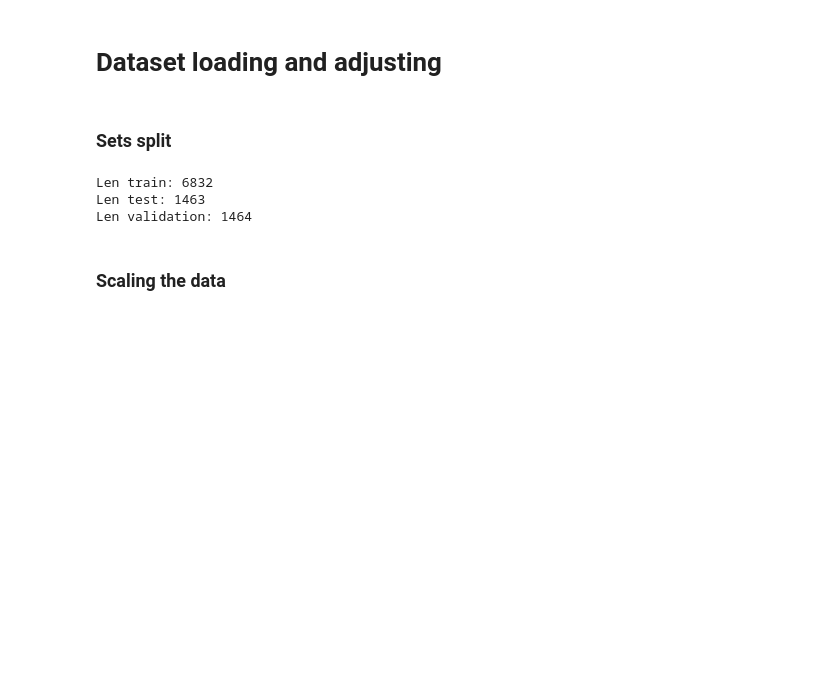
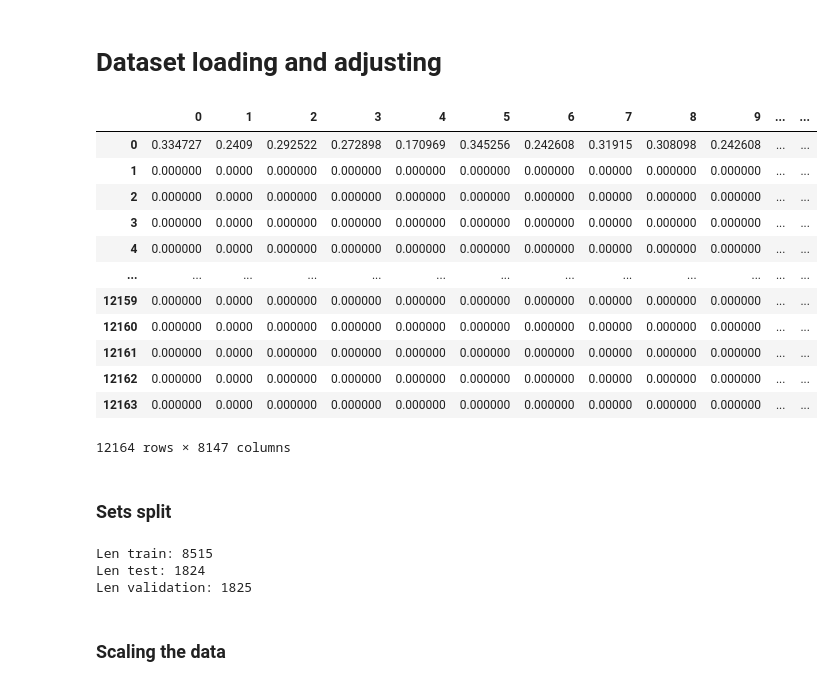
Before and after one commit to saizk/NLP-with-Spanish-Politicians-Tweets, a Jupyter notebook: task2_classification_tfidf.ipynb, the cells around one changed output. Cells and saved outputs as stored; diff of their text form; code cells hidden in the pictures; blank space fills up the shorter version.

```diff
--- a/task2_classification_tfidf.ipynb
+++ b/task2_classification_tfidf.ipynb
@@ -30,14 +30,47 @@ from sklearn import svm
 # %% [markdown]
 # Dataset loading and adjusting
 # %%
-final_df = pd.read_excel('data/final_tm_df.xlsx')
-del final_df['LDA_12']
-del final_df['Author']
+tm_dataframe = pd.read_excel('data/final_tm_df.xlsx')
+# del final_df['LDA_12']
+# del final_df['Author']
+# %%
+from gensim.models import TfidfModel
+
+bow = pickle.load(open("models/corpus_bow_filtered.p", "rb"))
+tfidf = TfidfModel(bow)
+# %%
+lista = tfidf[bow]
+
+dict_2_list = []
+for i in range(0,len(lista)):
+    item_dict = {item[0]: item[1] for item in lista[i]}
+    dict_2_list.append(item_dict)
+
+
+data = pd.DataFrame(dict_2_list) #We create the new dataframe with the new dictionary
+data.fillna(0,inplace=True) #We fill the nans with 0 as the vectors were sparse
+
+data["Mayor Parties"] = tm_dataframe["Mayor Parties"]
+data
+# %% [output]
+|  | 0 | 1 | 2 | 3 | 4 | 5 | 6 | 7 | 8 | 9 | ... | ... |
+| 0 | 0.334727 | 0.2409 | 0.292522 | 0.272898 | 0.170969 | 0.345256 | 0.242608 | 0.31915 | 0.308098 | 0.242608 | ... | ... |
+| 1 | 0.000000 | 0.0000 | 0.000000 | 0.000000 | 0.000000 | 0.000000 | 0.000000 | 0.00000 | 0.000000 | 0.000000 | ... | ... |
+| 2 | 0.000000 | 0.0000 | 0.000000 | 0.000000 | 0.000000 | 0.000000 | 0.000000 | 0.00000 | 0.000000 | 0.000000 | ... | ... |
+| 3 | 0.000000 | 0.0000 | 0.000000 | 0.000000 | 0.000000 | 0.000000 | 0.000000 | 0.00000 | 0.000000 | 0.000000 | ... | ... |
+| 4 | 0.000000 | 0.0000 | 0.000000 | 0.000000 | 0.000000 | 0.000000 | 0.000000 | 0.00000 | 0.000000 | 0.000000 | ... | ... |
+| ... | ... | ... | ... | ... | ... | ... | ... | ... | ... | ... | ... | ... |
+| 12159 | 0.000000 | 0.0000 | 0.000000 | 0.000000 | 0.000000 | 0.000000 | 0.000000 | 0.00000 | 0.000000 | 0.000000 | ... | ... |
+| 12160 | 0.000000 | 0.0000 | 0.000000 | 0.000000 | 0.000000 | 0.000000 | 0.000000 | 0.00000 | 0.000000 | 0.000000 | ... | ... |
+| 12161 | 0.000000 | 0.0000 | 0.000000 | 0.000000 | 0.000000 | 0.000000 | 0.000000 | 0.00000 | 0.000000 | 0.000000 | ... | ... |
+| 12162 | 0.000000 | 0.0000 | 0.000000 | 0.000000 | 0.000000 | 0.000000 | 0.000000 | 0.00000 | 0.000000 | 0.000000 | ... | ... |
+| 12163 | 0.000000 | 0.0000 | 0.000000 | 0.000000 | 0.000000 | 0.000000 | 0.000000 | 0.00000 | 0.000000 | 0.000000 | ... | ... |
+12164 rows × 8147 columns
 # %% [markdown]
 ### Sets split
 # %%
 #we separate our data into training and test
-df_test, df_train = train_test_split(final_df, test_size=0.7, random_state=420)
+df_test, df_train = train_test_split(data, test_size=0.7, random_state=420)
 
 df_test, df_val = train_test_split(df_test, test_size=0.5, random_state=420)
 
@@ -54,9 +87,9 @@ print(f"Len train: {len(X_train)}")
 print(f"Len test: {len(X_test)}")
 print(f"Len validation: {len(X_val)}")
 # %% [output]
-Len train: 6832
-Len test: 1463
-Len validation: 1464
+Len train: 8515
+Len test: 1824
+Len validation: 1825
 # %% [markdown]
 ### Scaling the data
 # %%
```
Also changed, not shown: parts of 34 cells of this notebook.
